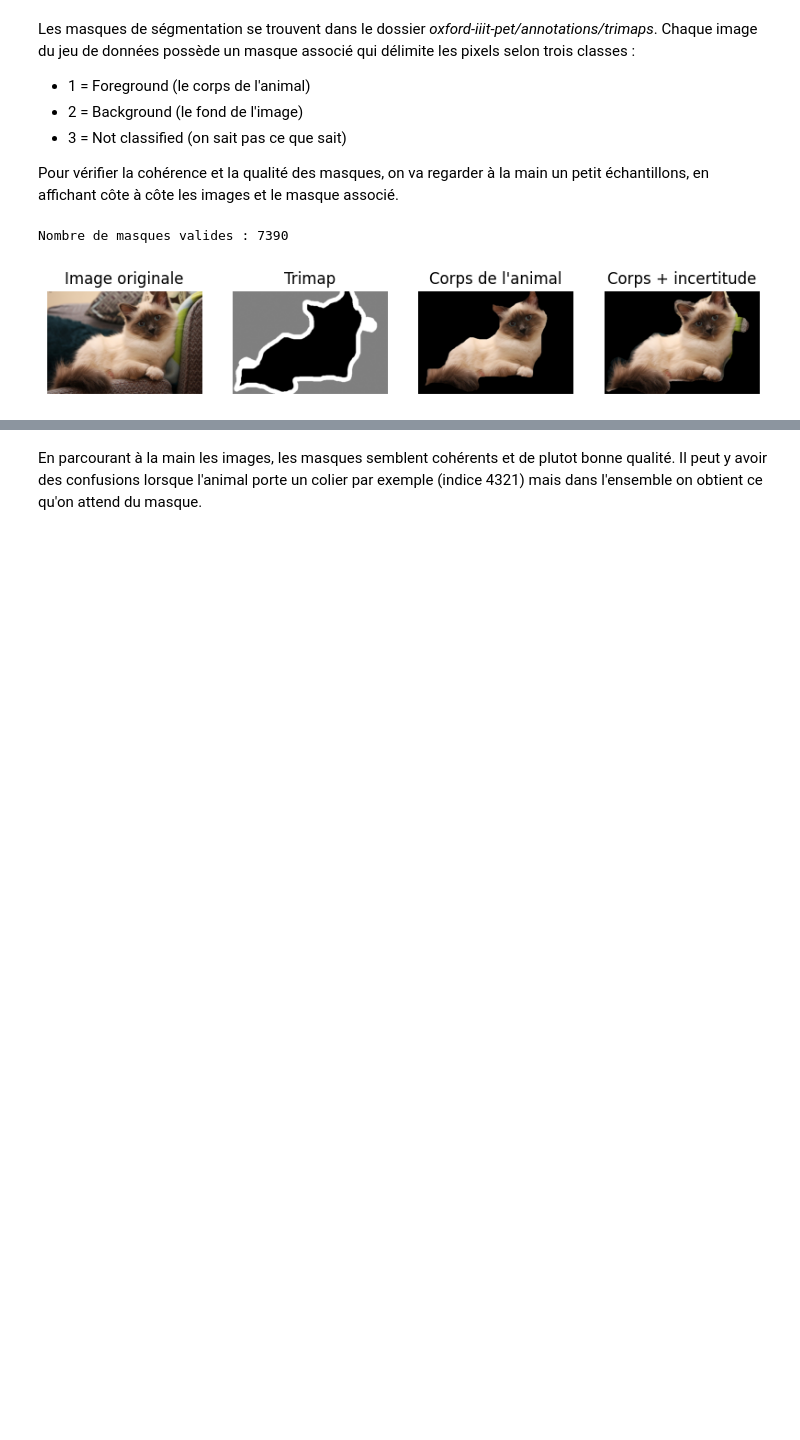
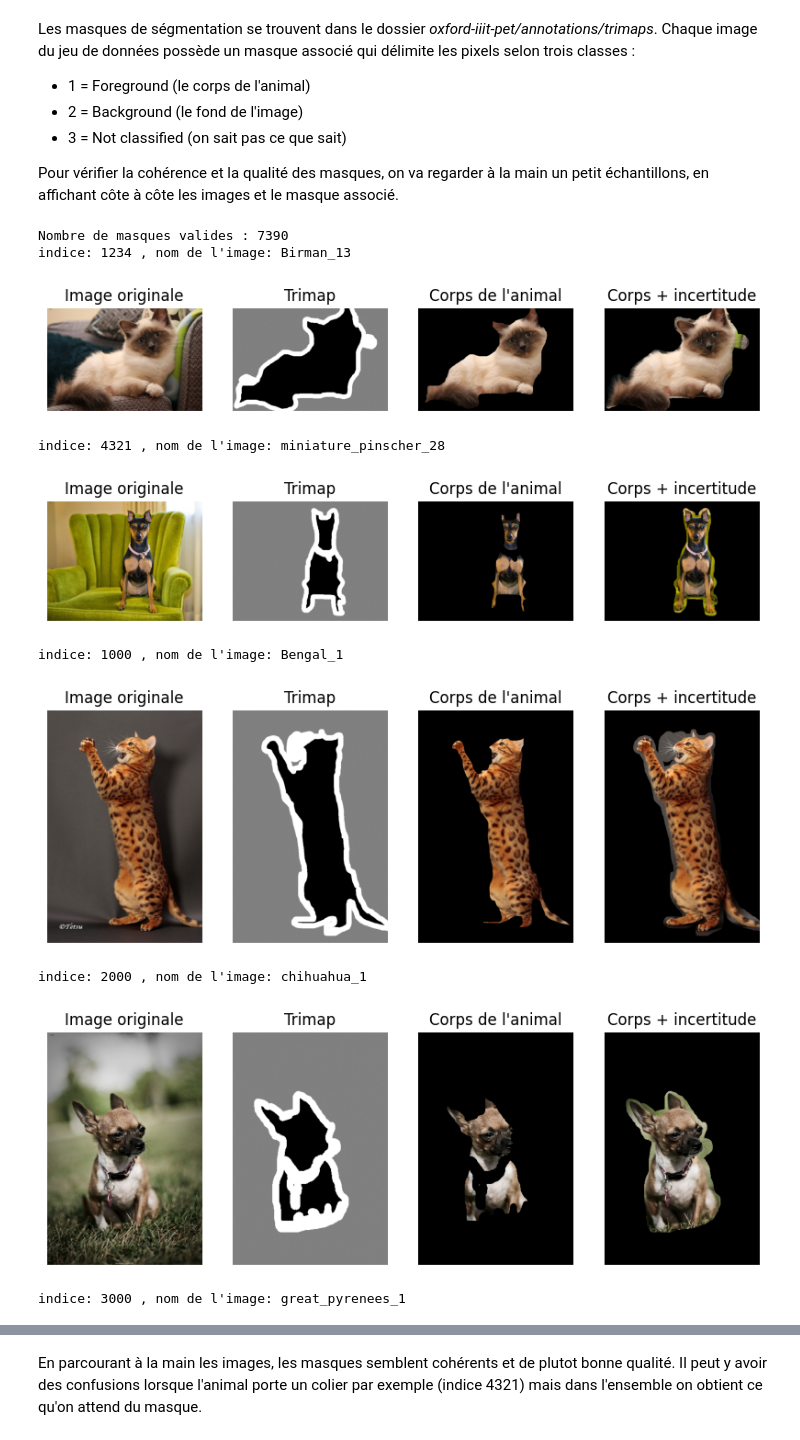
Before and after one commit to Viictordvd/High-Dimensional-and-Deep-Learning, a Jupyter notebook: Projet-1-Segmentation/Analyse-exploratoire.ipynb, the cells around one changed output, grey strips where cells are left out. Cells and saved outputs as stored; diff of their text form; code cells hidden in the pictures; blank space fills up the shorter version.

Commit message:
ajout fichier 'à faire' et amélioration de la visualisation des masques

```diff
--- a/Projet-1-Segmentation/Analyse-exploratoire.ipynb
+++ b/Projet-1-Segmentation/Analyse-exploratoire.ipynb
@@ -86,55 +86,64 @@ Chaque image du jeu de données possède un masque associé qui délimite les pi
 
 Pour vérifier la cohérence et la qualité des masques, on va regarder à la main un petit échantillons, en affichant côte à côte les images et le masque associé.
 # %%
-indice=1234 # <-- Il suffit de changer l'indice pour choisir l'image que l'on veut vérifier (à choisir entre 0 et 7348)
 
+indices = [1234,4321,1000,2000,3000]# <-- Il suffit de changer l'indice pour choisir l'image que l'on veut vérifier (à choisir entre 0 et 7348)
 img_dir = "oxford-iiit-pet/images/"
 mask_dir = "oxford-iiit-pet/annotations/trimaps/"
 masks = [f for f in os.listdir(mask_dir) if f.endswith(".png") and not f.startswith("._")]
 print(f"Nombre de masques valides : {len(masks)}")
+for indice in indices:
+    example = masks[indice]
+    name = os.path.splitext(example)[0]
+    print("indice:",indice,", nom de l'image:",name)
 
-example = masks[indice]
-name = os.path.splitext(example)[0]
+    #On récupère les paths
+    img_path = os.path.join(img_dir, name + ".jpg")
+    mask_path = os.path.join(mask_dir, example)
 
-#On récupère les paths
-img_path = os.path.join(img_dir, name + ".jpg")
-mask_path = os.path.join(mask_dir, example)
+    #On récupère les valeurs des pixels dans des np.array (on utilise la librairie PIL pour faire cela)
+    img = np.array(Image.open(img_path))
+    mask = np.array(Image.open(mask_path))
 
-#On récupère les valeurs des pixels dans des np.array (on utilise la librairie PIL pour faire cela)
-img = np.array(Image.open(img_path))
-mask = np.array(Image.open(mask_path))
+    #On visualise les pixels qui composent le corps de l'animal selon le masque (1)
+    masked_img_moins= img.copy()
+    masked_img_moins[mask != 1] = 0   # on garde seulement les pixels 1, on met tout le reste à 0 (en noir)
 
-#On visualise les pixels qui composent le corps de l'animal selon le masque (1)
-masked_img_moins= img.copy()
-masked_img_moins[mask != 1] = 0   # on garde seulement les pixels 1, on met tout le reste à 0 (en noir)
+    #On visualise les pixels qui composent le corps de l'animal selon le masque (1) et la zone d'incertitude (2)
+    masked_img_plus= img.copy()
+    masked_img_plus[mask == 2] = 0   # on garde seulement les pixels 1 et 3, on met les pixel 2 à 0 (en noir)
 
-#On visualise les pixels qui composent le corps de l'animal selon le masque (1) et la zone d'incertitude (2)
-masked_img_plus= img.copy()
-masked_img_plus[mask == 2] = 0   # on garde seulement les pixels 1 et 3, on met les pixel 2 à 0 (en noir)
+    #On affiche nos 4 images
+    plt.figure(figsize=(10,5))
+    plt.subplot(1,4,1)
+    plt.imshow(img)
+    plt.title("Image originale")
+    plt.axis("off")
 
-#On affiche nos 4 images
-plt.figure(figsize=(10,5))
-plt.subplot(1,4,1)
-plt.imshow(img)
-plt.title("Image originale")
-plt.axis("off")
+    plt.subplot(1,4,2)
+    plt.imshow(mask, cmap="gray")
+    plt.title("Trimap")
+    plt.axis("off")
 
-plt.subplot(1,4,2)
-plt.imshow(mask, cmap="gray")
-plt.title("Trimap")
-plt.axis("off")
+    plt.subplot(1,4,3)
+    plt.imshow(masked_img_moins)
+    plt.title("Corps de l'animal")
+    plt.axis("off")
 
-plt.subplot(1,4,3)
-plt.imshow(masked_img_moins)
-plt.title("Corps de l'animal")
-plt.axis("off")
+    plt.subplot(1,4,4)
+    plt.imshow(masked_img_plus)
+    plt.title("Corps + incertitude")
+    plt.axis("off")
 
-plt.subplot(1,4,4)
-plt.imshow(masked_img_plus)
-plt.title("Corps + incertitude")
-plt.axis("off")
-
-plt.show()
+    plt.show()
 # %% [output]
 Nombre de masques valides : 7390
+indice: 1234 , nom de l'image: Birman_13
 [figure]
+indice: 4321 , nom de l'image: miniature_pinscher_28
+[figure, added]
+indice: 1000 , nom de l'image: Bengal_1
+[figure, added]
+indice: 2000 , nom de l'image: chihuahua_1
+[figure, added]
+indice: 3000 , nom de l'image: great_pyrenees_1
```
Also changed, not shown: parts of 1 cell of this notebook, 1 other file.
